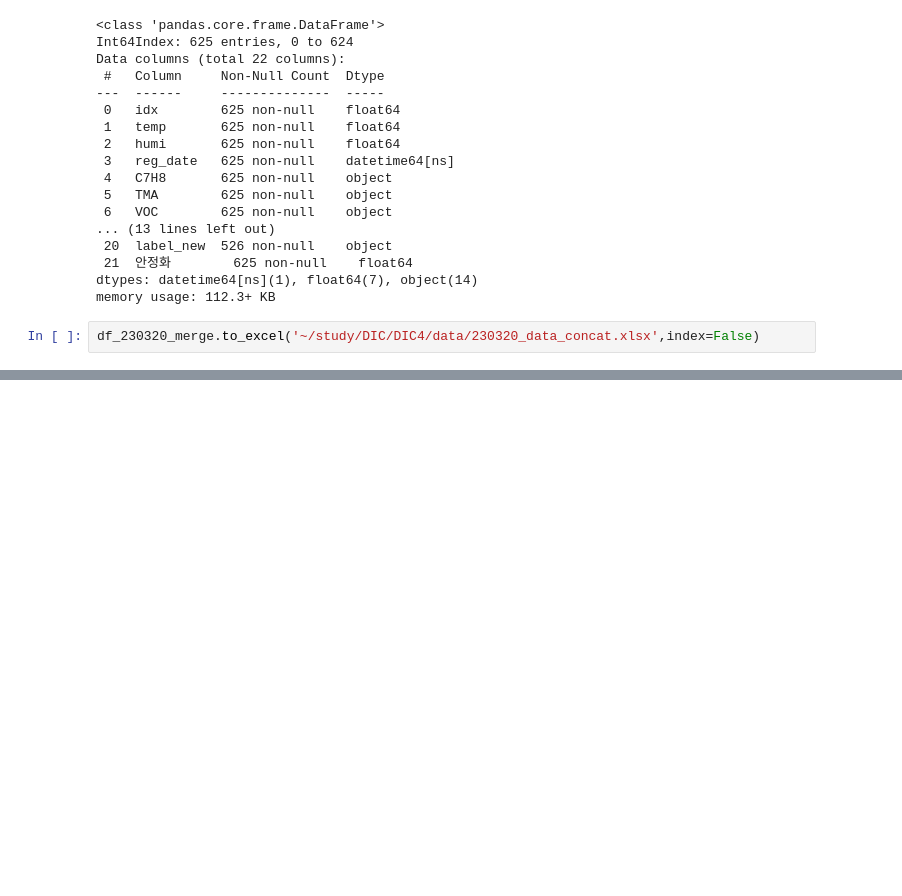
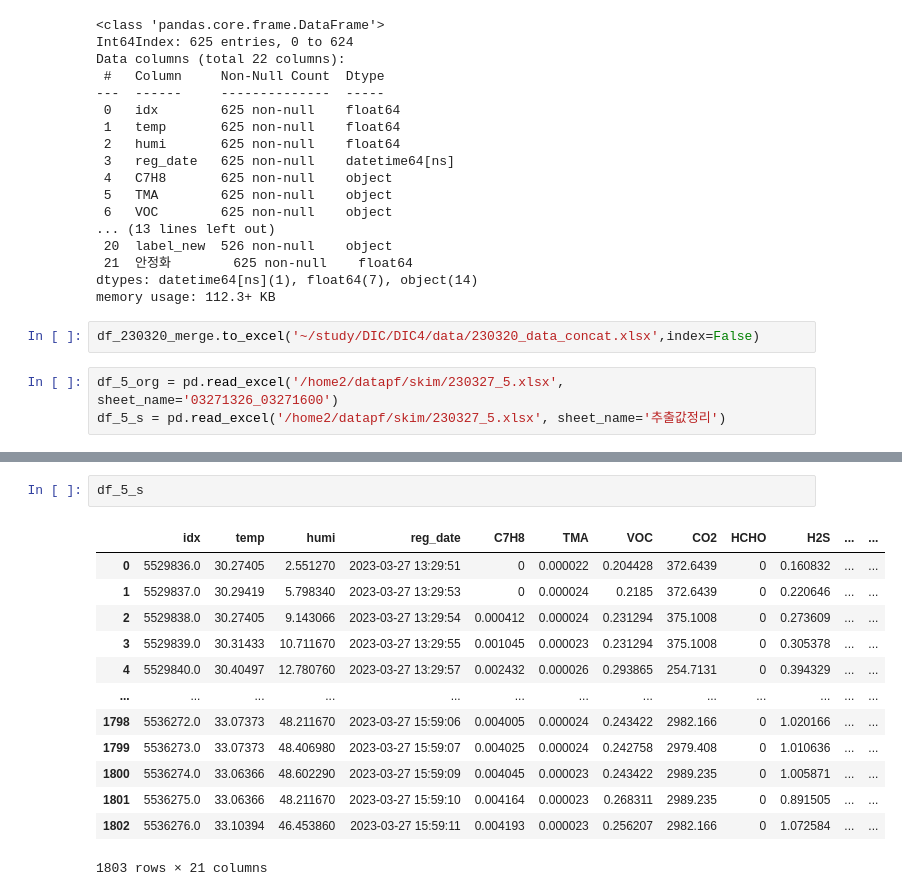
Before and after one commit to sung1eo/DIC4, a Jupyter notebook: s.kim/preprocessing.ipynb, the cells around one changed output, grey strips where cells are left out. Drawn from its saved outputs; the diff is of its cells as text; blank space fills up the shorter version.

```diff
--- a/s.kim/preprocessing.ipynb
+++ b/s.kim/preprocessing.ipynb
@@ -155,3 +155,6 @@ dtypes: datetime64[ns](1), float64(7), object(14)
 memory usage: 112.3+ KB
 # %%
 df_230320_merge.to_excel('~/study/DIC/DIC4/data/230320_data_concat.xlsx',index=False)
+# %%
+df_5_org = pd.read_excel('/home2/datapf/skim/230327_5.xlsx', sheet_name='03271326_03271600')
+df_5_s = pd.read_excel('/home2/datapf/skim/230327_5.xlsx', sheet_name='추출값정리')
@@ -157,0 +177,16 @@ df_230320_merge.to_excel('~/study/DIC/DIC4/data/230320_data_concat.xlsx',index=F
+# %%
+df_5_s
+# %% [output]
+|  | idx | temp | humi | reg_date | C7H8 | TMA | VOC | CO2 | HCHO | H2S | ... | ... |
+| 0 | 5529836.0 | 30.27405 | 2.551270 | 2023-03-27 13:29:51 | 0 | 0.000022 | 0.204428 | 372.6439 | 0 | 0.160832 | ... | ... |
+| 1 | 5529837.0 | 30.29419 | 5.798340 | 2023-03-27 13:29:53 | 0 | 0.000024 | 0.2185 | 372.6439 | 0 | 0.220646 | ... | ... |
+| 2 | 5529838.0 | 30.27405 | 9.143066 | 2023-03-27 13:29:54 | 0.000412 | 0.000024 | 0.231294 | 375.1008 | 0 | 0.273609 | ... | ... |
+| 3 | 5529839.0 | 30.31433 | 10.711670 | 2023-03-27 13:29:55 | 0.001045 | 0.000023 | 0.231294 | 375.1008 | 0 | 0.305378 | ... | ... |
+| 4 | 5529840.0 | 30.40497 | 12.780760 | 2023-03-27 13:29:57 | 0.002432 | 0.000026 | 0.293865 | 254.7131 | 0 | 0.394329 | ... | ... |
+| ... | ... | ... | ... | ... | ... | ... | ... | ... | ... | ... | ... | ... |
+| 1798 | 5536272.0 | 33.07373 | 48.211670 | 2023-03-27 15:59:06 | 0.004005 | 0.000024 | 0.243422 | 2982.166 | 0 | 1.020166 | ... | ... |
+| 1799 | 5536273.0 | 33.07373 | 48.406980 | 2023-03-27 15:59:07 | 0.004025 | 0.000024 | 0.242758 | 2979.408 | 0 | 1.010636 | ... | ... |
+| 1800 | 5536274.0 | 33.06366 | 48.602290 | 2023-03-27 15:59:09 | 0.004045 | 0.000023 | 0.243422 | 2989.235 | 0 | 1.005871 | ... | ... |
+| 1801 | 5536275.0 | 33.06366 | 48.211670 | 2023-03-27 15:59:10 | 0.004164 | 0.000023 | 0.268311 | 2989.235 | 0 | 0.891505 | ... | ... |
+| 1802 | 5536276.0 | 33.10394 | 46.453860 | 2023-03-27 15:59:11 | 0.004193 | 0.000023 | 0.256207 | 2982.166 | 0 | 1.072584 | ... | ... |
+1803 rows × 21 columns
```
Also changed, not shown: parts of 1 cell of this notebook, 6 other files.
